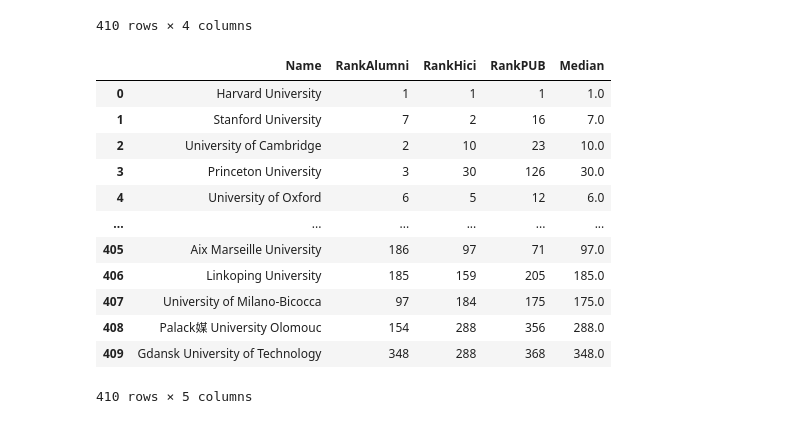
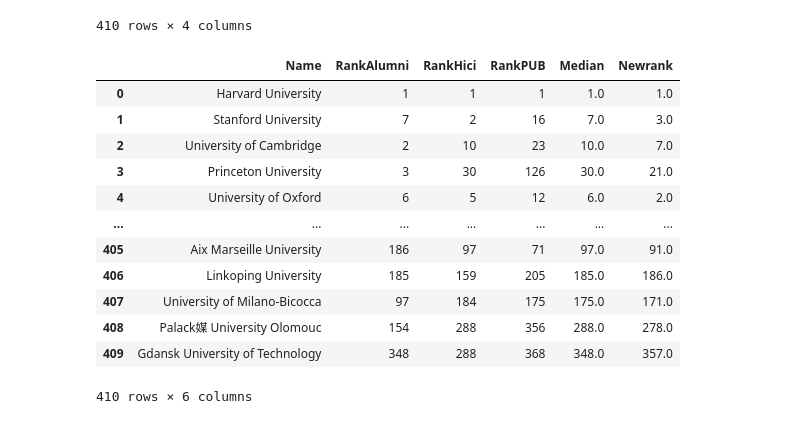
Before and after one commit to Menamot/ISCF, a Jupyter notebook: test.ipynb, the cells around one changed output. Saved outputs shown, nothing was run; the diff lists cells and outputs as text; code cells hidden in the pictures.

Commit message:
second version of MJ, but not consider the situation when universitys have same median.

```diff
--- a/test.ipynb
+++ b/test.ipynb
@@ -220,18 +218,19 @@ sample_rank2
 # %%
 medians = sample_rank2.iloc[:,1:].median(axis=1)
 sample_rank2['Median'] = medians
+sample_rank2['Newrank'] = sample_rank2.Median.rank(method='min',ascending=True)
 sample_rank2
 # %% [output]
-|  | Name | RankAlumni | RankHici | RankPUB | Median |
-| 0 | Harvard University | 1 | 1 | 1 | 1.0 |
-| 1 | Stanford University | 7 | 2 | 16 | 7.0 |
-| 2 | University of Cambridge | 2 | 10 | 23 | 10.0 |
-| 3 | Princeton University | 3 | 30 | 126 | 30.0 |
-| 4 | University of Oxford | 6 | 5 | 12 | 6.0 |
-| ... | ... | ... | ... | ... | ... |
-| 405 | Aix Marseille University | 186 | 97 | 71 | 97.0 |
-| 406 | Linkoping University | 185 | 159 | 205 | 185.0 |
-| 407 | University of Milano-Bicocca | 97 | 184 | 175 | 175.0 |
-| 408 | Palack媒 University Olomouc | 154 | 288 | 356 | 288.0 |
-| 409 | Gdansk University of Technology | 348 | 288 | 368 | 348.0 |
+|  | Name | RankAlumni | RankHici | RankPUB | Median | Newrank |
+| 0 | Harvard University | 1 | 1 | 1 | 1.0 | 1.0 |
+| 1 | Stanford University | 7 | 2 | 16 | 7.0 | 3.0 |
+| 2 | University of Cambridge | 2 | 10 | 23 | 10.0 | 7.0 |
+| 3 | Princeton University | 3 | 30 | 126 | 30.0 | 21.0 |
+| 4 | University of Oxford | 6 | 5 | 12 | 6.0 | 2.0 |
+| ... | ... | ... | ... | ... | ... | ... |
+| 405 | Aix Marseille University | 186 | 97 | 71 | 97.0 | 91.0 |
+| 406 | Linkoping University | 185 | 159 | 205 | 185.0 | 186.0 |
+| 407 | University of Milano-Bicocca | 97 | 184 | 175 | 175.0 | 171.0 |
+| 408 | Palack媒 University Olomouc | 154 | 288 | 356 | 288.0 | 278.0 |
+| 409 | Gdansk University of Technology | 348 | 288 | 368 | 348.0 | 357.0 |
-410 rows × 5 columns
+410 rows × 6 columns
```
Also changed, not shown: parts of 3 cells of this notebook.
